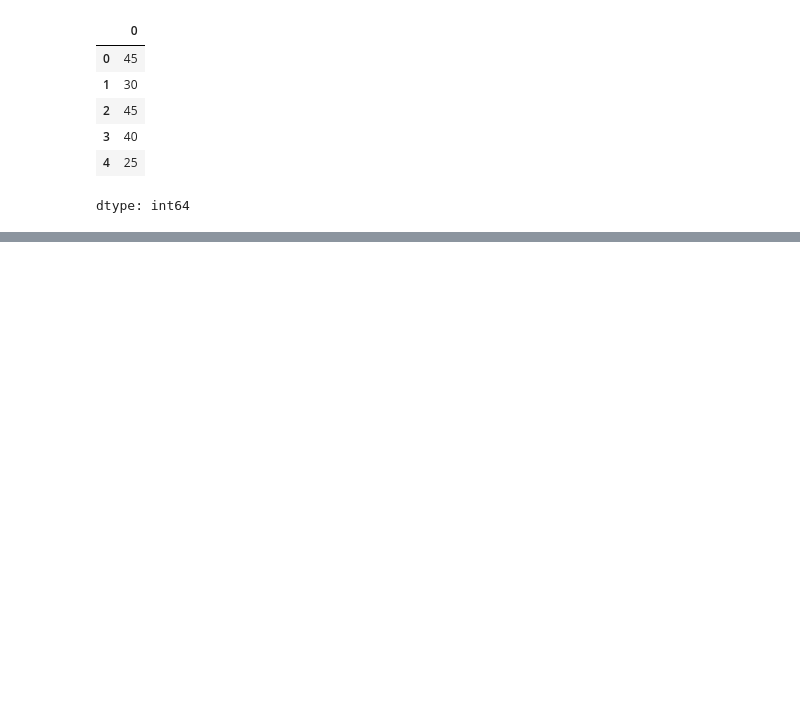
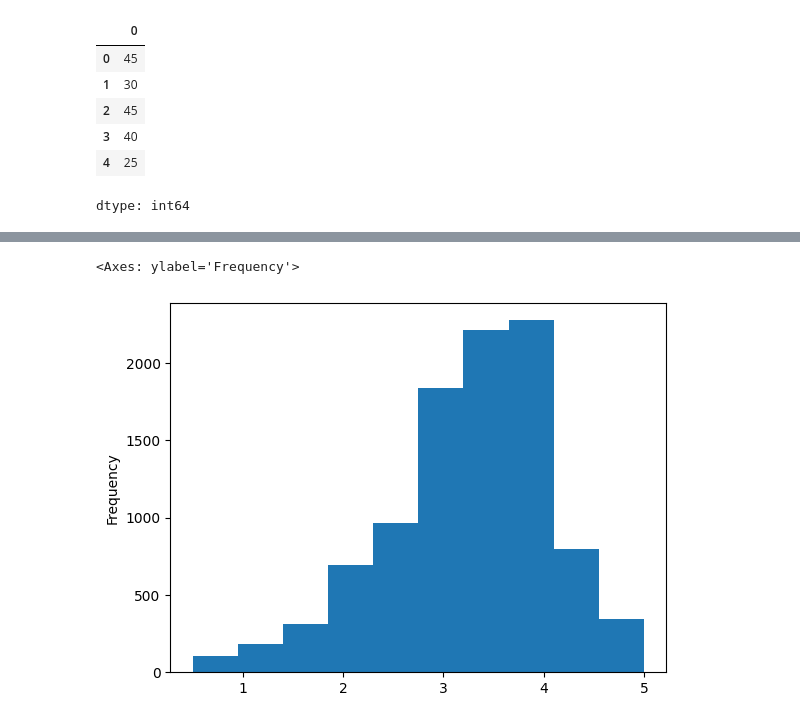
Before and after one commit to annaklaracss/data_science-, a Jupyter notebook: introdu_o_a_data_science.ipynb, the cells around one changed output, grey strips where cells are left out. Drawn from its saved outputs; the diff is of its cells as text; code cells hidden in the pictures; blank space fills up the shorter version.

```diff
--- a/introdu_o_a_data_science.ipynb
+++ b/introdu_o_a_data_science.ipynb
@@ -166,0 +242,7 @@ dtype: int64
+# %%
+medias= notas.groupby('filmeId')['nota'].mean() #agrupou por filme e tirou a média
+medias.head()
+medias.plot(kind='hist')
+# %% [output]
+<Axes: ylabel='Frequency'>
+[figure, added]
```
Also changed, not shown: parts of 9 cells of this notebook.
